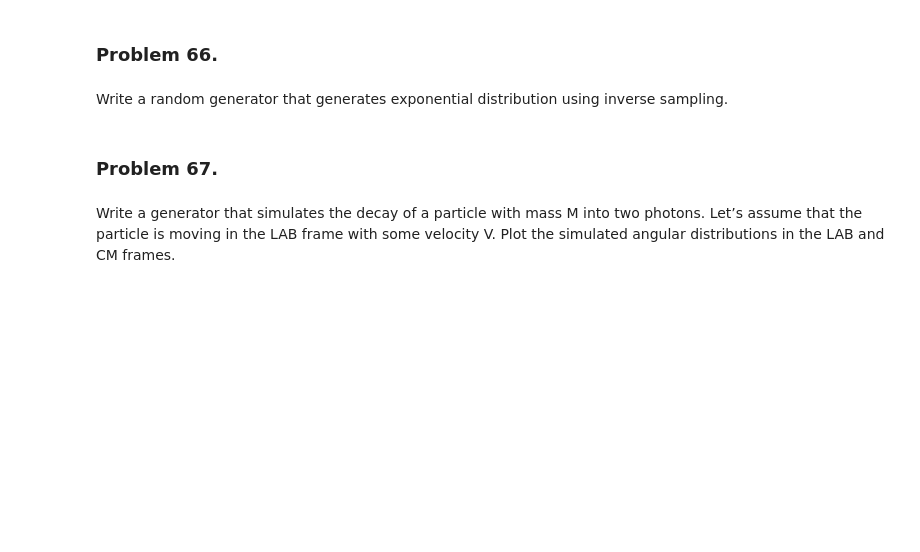
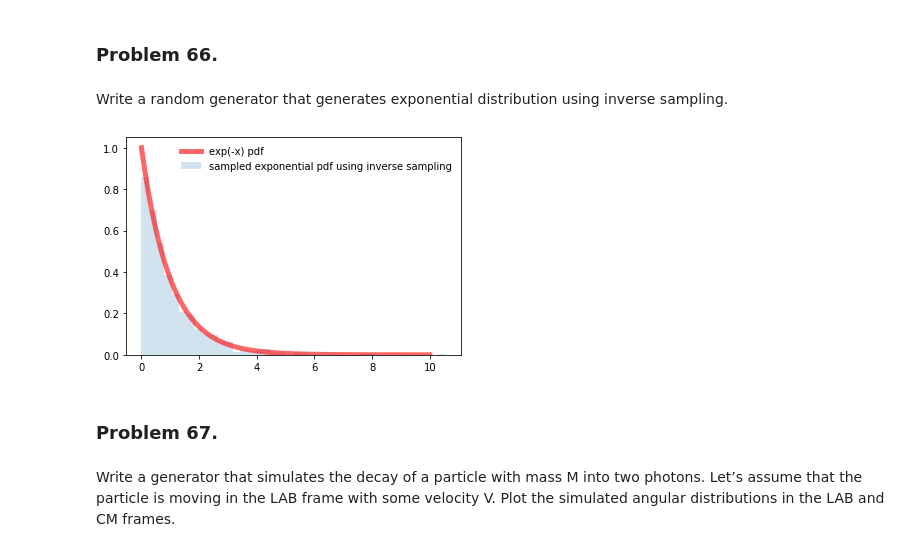
Before and after one commit to kmiec96/Modern-data-science, a Jupyter notebook: ML2021_set8.ipynb, the cells around one changed output. Cells and saved outputs as stored; diff of their text form; code cells hidden in the pictures; blank space fills up the shorter version.

```diff
--- a/ML2021_set8.ipynb
+++ b/ML2021_set8.ipynb
@@ -311,6 +394,26 @@ Write a random generator using rejection sampling method for $f(x) = sin (x)$ an
 # %% [markdown]
 Write a random generator that generates exponential distribution using inverse
 sampling.
+# %%
+x = np.linspace(0, 10, 1000)
+
+#Manually defined inverse exponential distribution cdf
+def inverse_cdf_exp_dist(lamb=1.0):
+    return (-1 / lamb)*mt.log(1 - np.random.random())
+
+#manually defined exponential pdf
+def exp_pdf(x, lamb):
+    return lamb*np.exp(-lamb*x)
+
+lamb=1
+
+fig, ax = plt.subplots(1, 1)
+ax.plot(x, exp_pdf(x,lamb), 'r-', lw=5, alpha=0.6, label='exp(-x) pdf')
+plt.hist([inverse_cdf_exp_dist() for i in range(1000)], density=True, histtype='stepfilled', alpha=0.2, bins = 40, label = "sampled exponential pdf using inverse sampling")
+ax.legend(loc='best', frameon=False)
+plt.show()
+# %% [output]
+[figure, added]
 # %% [markdown]
 ### Problem 67.
 # %% [markdown]
```
Also changed, not shown: parts of 3 cells of this notebook.
